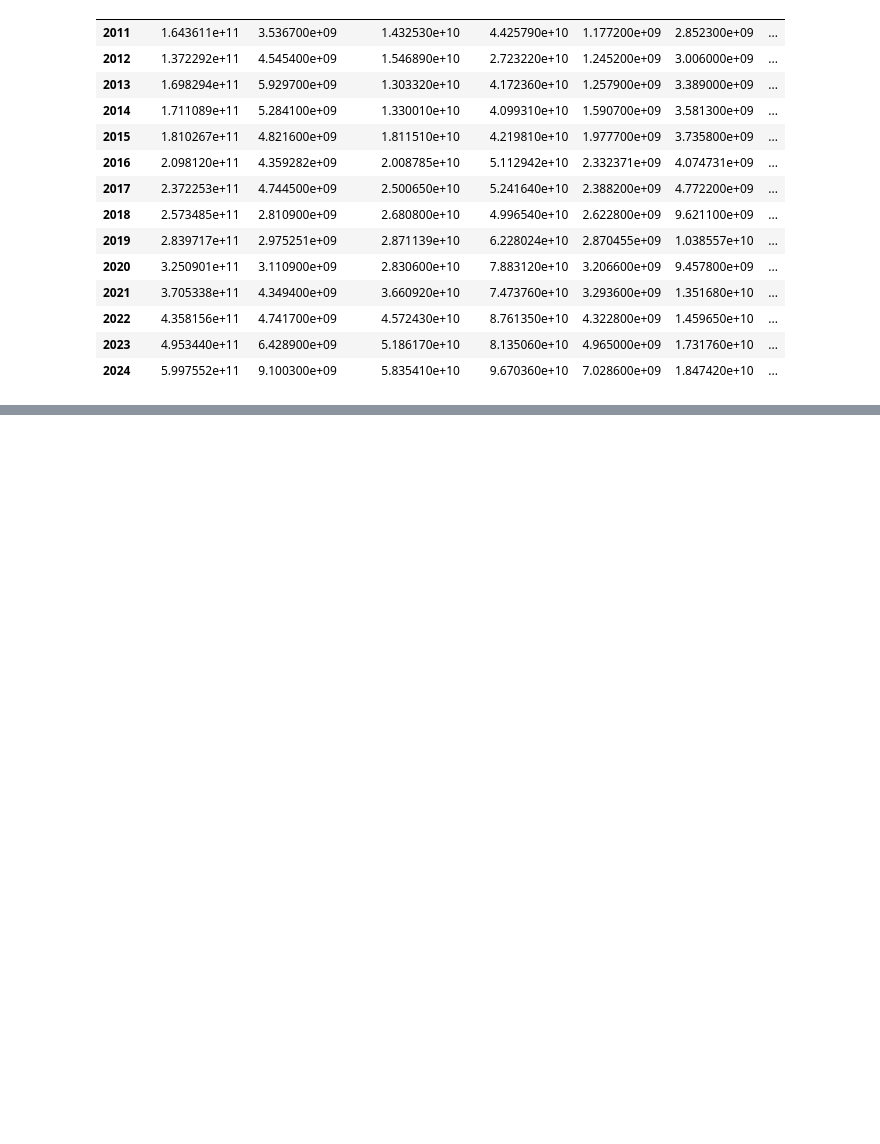
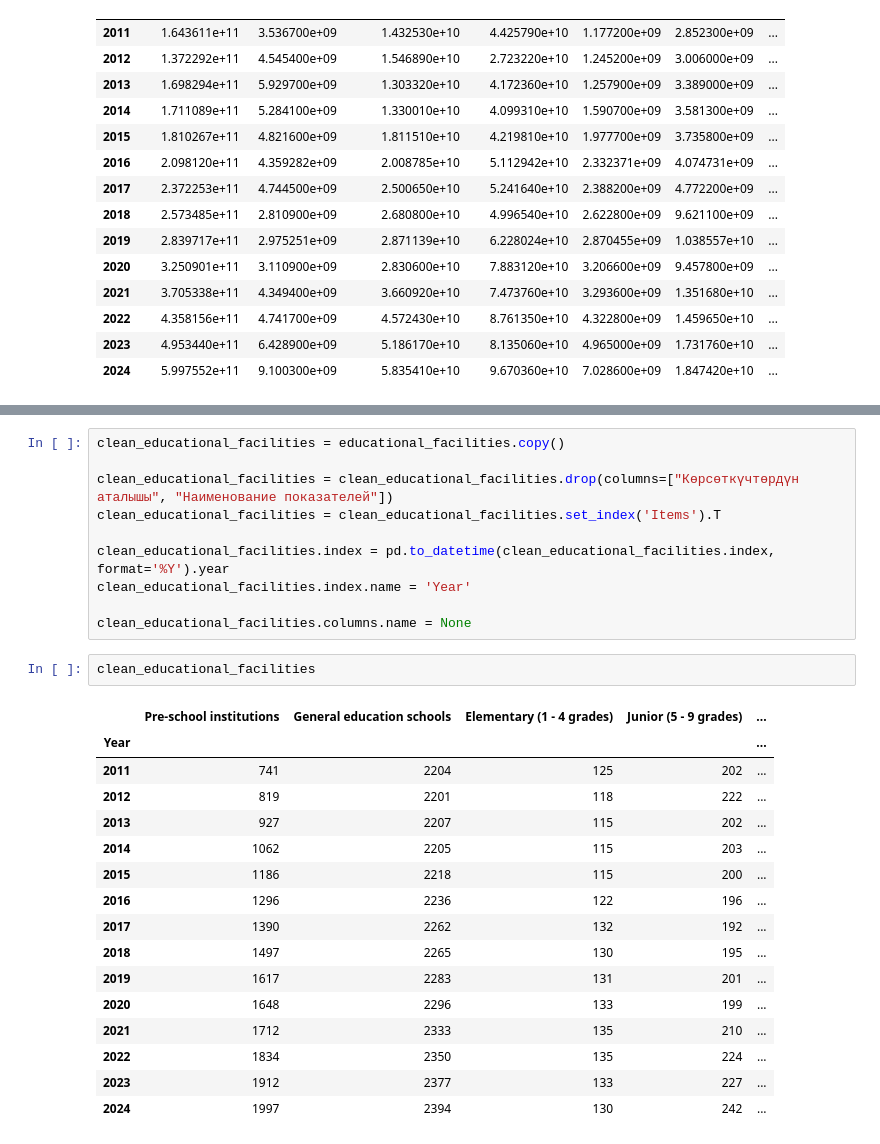
Before and after one commit to rus5sp/DAV-Project, a Jupyter notebook: cleaning.ipynb, the cells around one changed output, grey strips where cells are left out. Drawn from its saved outputs; the diff is of its cells as text; blank space fills up the shorter version.

Commit message:
Educational facilities dataset cleaned

```diff
--- a/cleaning.ipynb
+++ b/cleaning.ipynb
@@ -465,0 +481,29 @@ clean_production
+# %%
+clean_educational_facilities = educational_facilities.copy()
+
+clean_educational_facilities = clean_educational_facilities.drop(columns=["Көрсөткүчтөрдүн аталышы", "Наименование показателей"])
+clean_educational_facilities = clean_educational_facilities.set_index('Items').T
+
+clean_educational_facilities.index = pd.to_datetime(clean_educational_facilities.index, format='%Y').year
+clean_educational_facilities.index.name = 'Year'
+
+clean_educational_facilities.columns.name = None
+# %%
+clean_educational_facilities
+# %% [output]
+|  | Pre-school institutions | General education schools | Elementary (1 - 4 grades) | Junior (5 - 9 grades) | ... |
+| Year |  |  |  |  | ... |
+| 2011 | 741 | 2204 | 125 | 202 | ... |
+| 2012 | 819 | 2201 | 118 | 222 | ... |
+| 2013 | 927 | 2207 | 115 | 202 | ... |
+| 2014 | 1062 | 2205 | 115 | 203 | ... |
+| 2015 | 1186 | 2218 | 115 | 200 | ... |
+| 2016 | 1296 | 2236 | 122 | 196 | ... |
+| 2017 | 1390 | 2262 | 132 | 192 | ... |
+| 2018 | 1497 | 2265 | 130 | 195 | ... |
+| 2019 | 1617 | 2283 | 131 | 201 | ... |
+| 2020 | 1648 | 2296 | 133 | 199 | ... |
+| 2021 | 1712 | 2333 | 135 | 210 | ... |
+| 2022 | 1834 | 2350 | 135 | 224 | ... |
+| 2023 | 1912 | 2377 | 133 | 227 | ... |
+| 2024 | 1997 | 2394 | 130 | 242 | ... |
```
Also changed, not shown: parts of 2 cells of this notebook.
